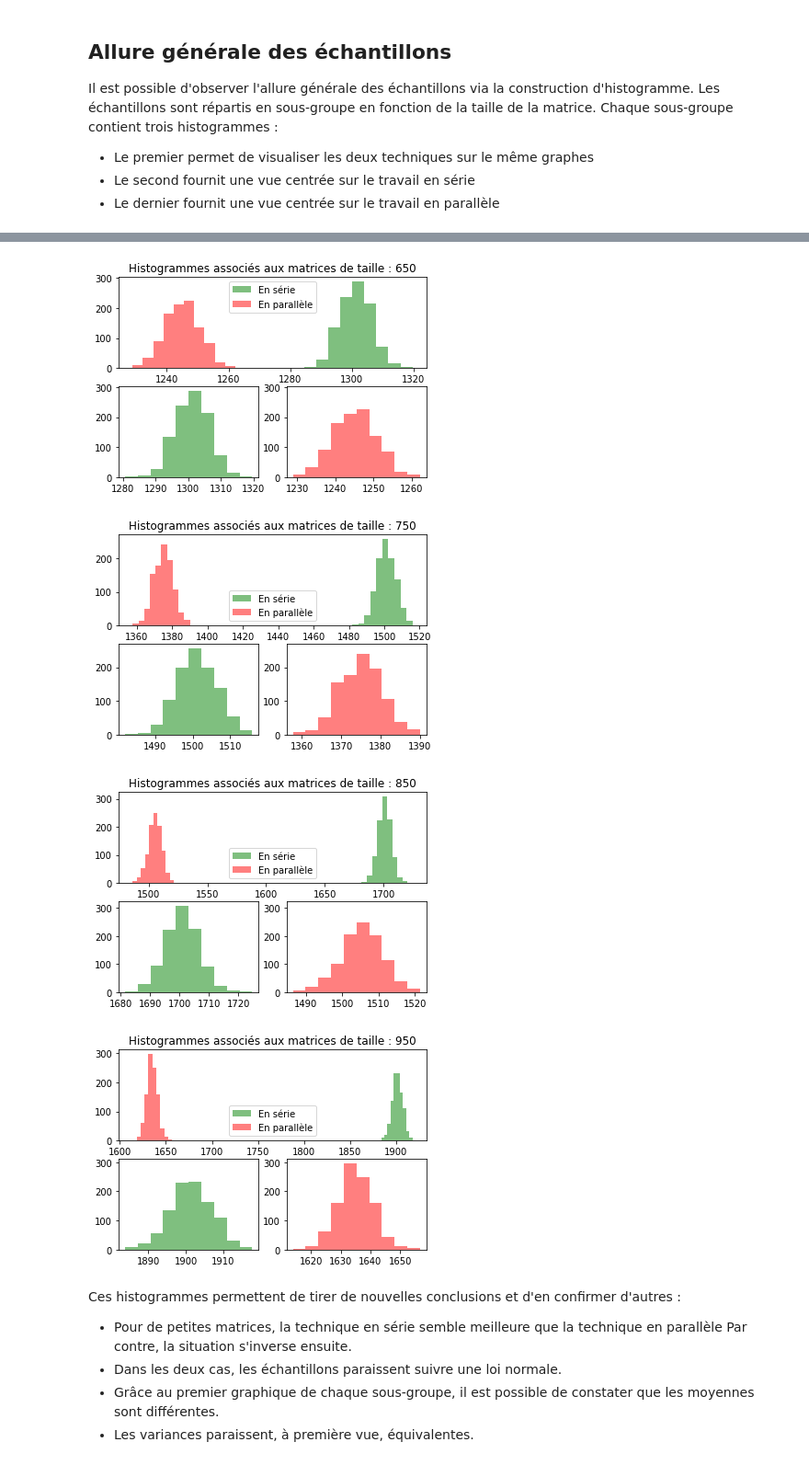
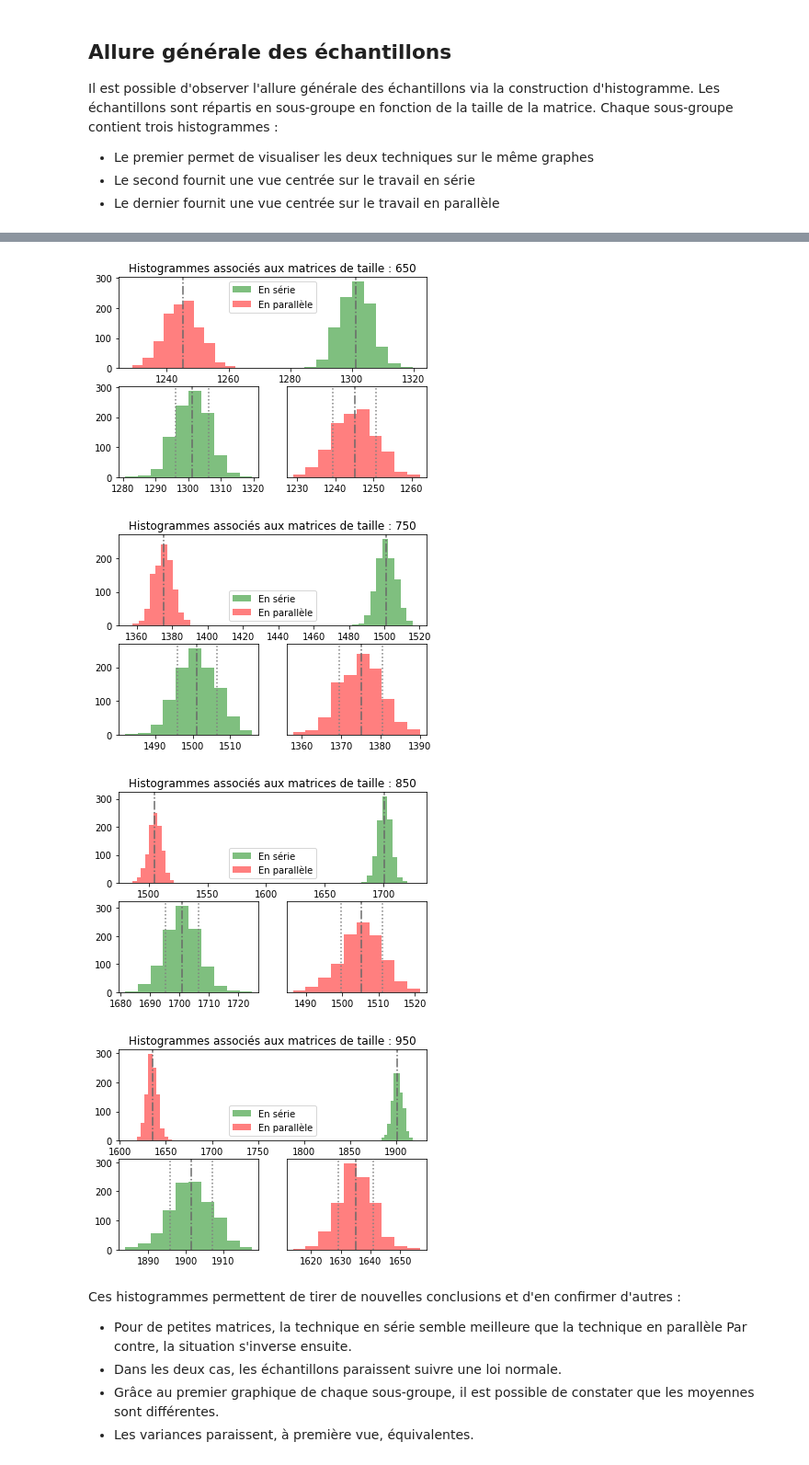
Before and after one commit to FlorianiL/projet, a Jupyter notebook: main.ipynb, the cells around one changed output, grey strips where cells are left out. Shown at 92% size. Cells and saved outputs as stored; diff of their text form; code cells hidden in the pictures.

```diff
--- a/main.ipynb
+++ b/main.ipynb
@@ -117,6 +185,15 @@ def construct_histo():
         up.set_title('Histogrammes associés aux matrices de taille : ' + str(size))
         down_left.hist(serial, color='green', alpha=0.5)
         down_right.hist(parallel, color='red', alpha=0.5)
+        down_right.yaxis.set_visible(False)
+        up.axvline(MEANS_VAR[size][0], ls='-.', c='dimgrey')
+        up.axvline(MEANS_VAR[size][1], ls='-.', c='dimgrey')
+        down_left.axvline(MEANS_VAR[size][0], ls='-.', c='dimgrey')
+        down_right.axvline(MEANS_VAR[size][1], ls='-.', c='dimgrey')
+        down_left.axvline(MEANS_VAR[size][0] - math.sqrt(MEANS_VAR[size][2]), ls=':', c='gray')
+        down_right.axvline(MEANS_VAR[size][1] - math.sqrt(MEANS_VAR[size][3]), ls=':', c='gray')
+        down_left.axvline(MEANS_VAR[size][0] + math.sqrt(MEANS_VAR[size][2]), ls=':', c='gray')
+        down_right.axvline(MEANS_VAR[size][1] + math.sqrt(MEANS_VAR[size][3]), ls=':', c='gray')
         up.legend()
 
 construct_histo()
@@ -130,7 +207,7 @@ construct_histo()
-[figure, old version]
+[figure, new version]
-[figure, old version]
+[figure, new version]
-[figure, old version]
+[figure, new version]
-[figure, old version]
+[figure, new version]
 # %% [markdown]
 Ces histogrammes permettent de tirer de nouvelles conclusions et d'en confirmer d'autres :
 * Pour de petites matrices, la technique en série semble meilleure que la technique en parallèle
```
Also changed, not shown: parts of 15 cells of this notebook.
